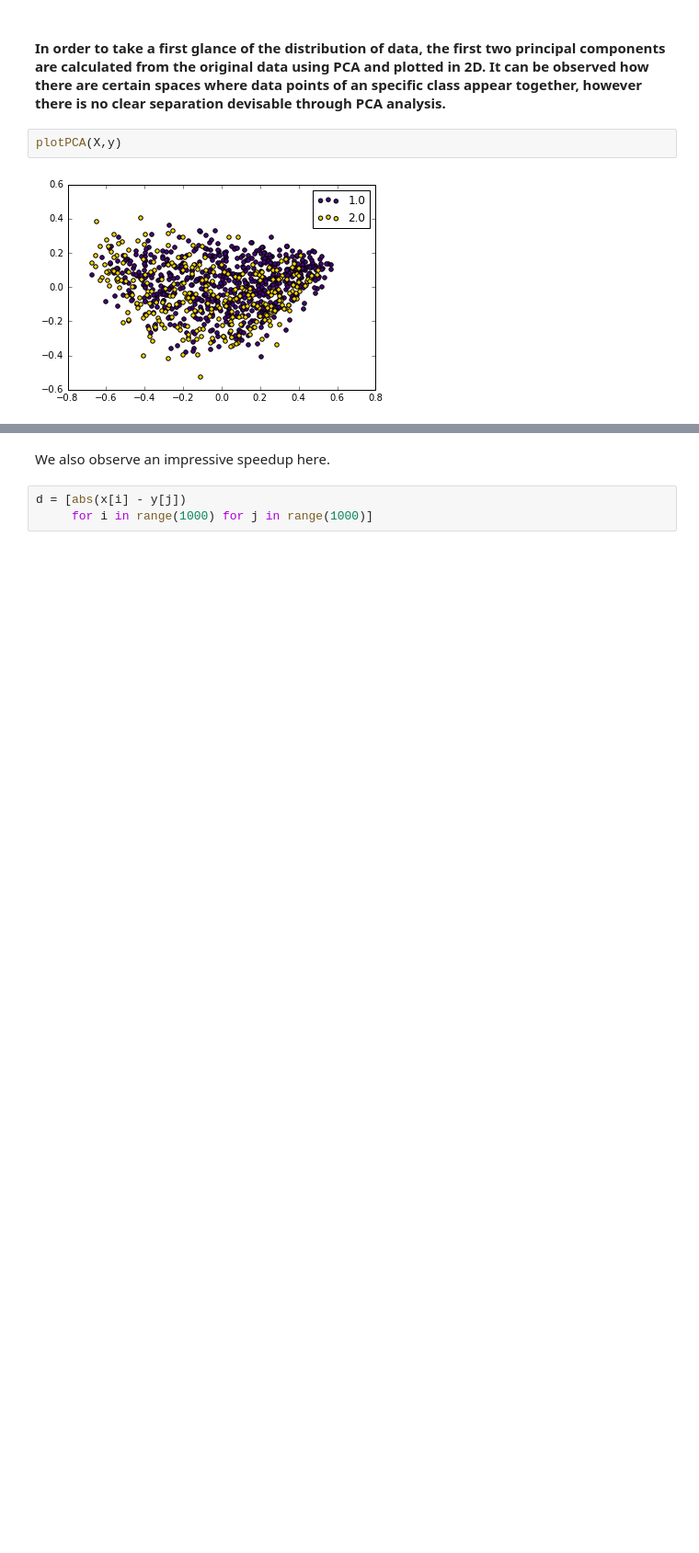
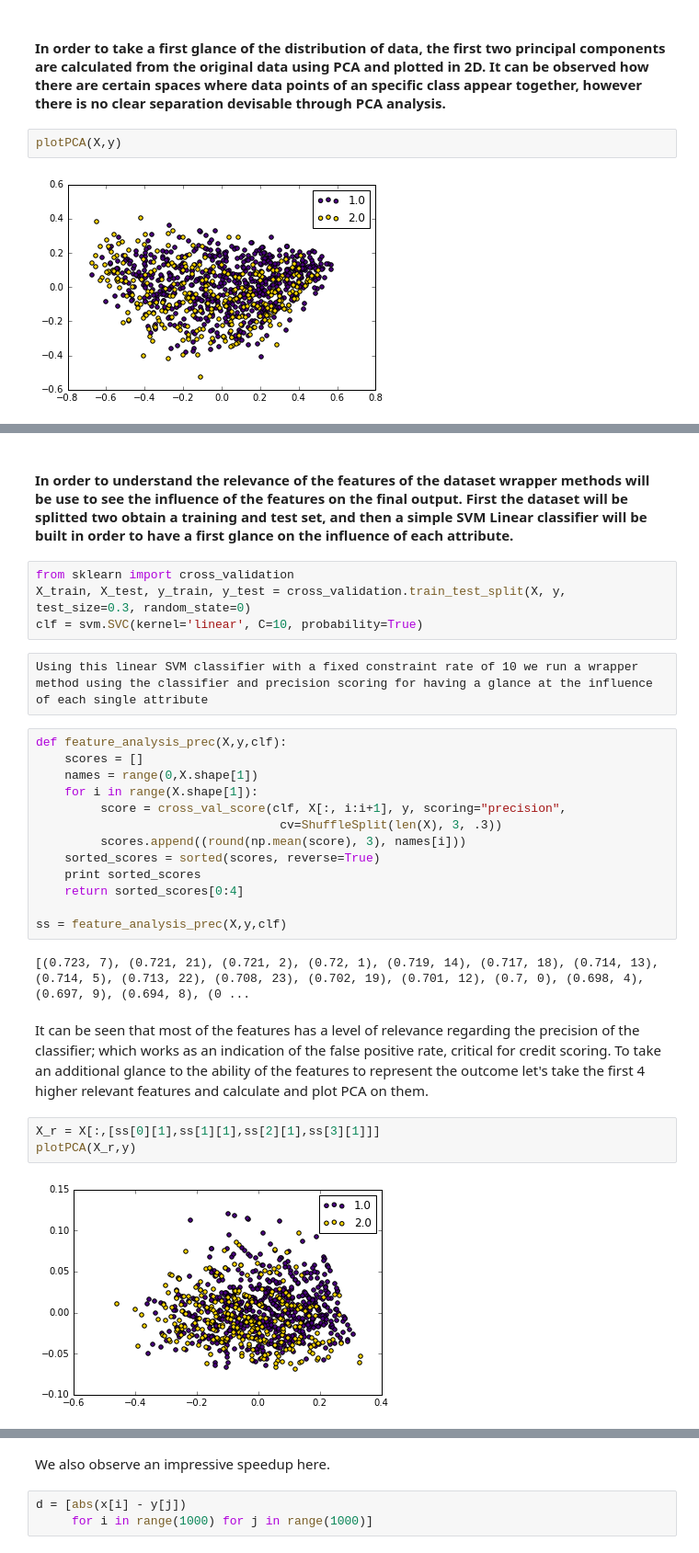
Before and after one commit to javierfdr/credit-scoring-analysis, a Jupyter notebook: src/credit_notebook.ipynb, the cells around one changed output, grey strips where cells are left out. Shown at 92% size. Saved outputs shown, nothing was run; the diff lists cells and outputs as text; blank space fills up the shorter version.

Commit message:
additions to iPython notebook

```diff
--- a/src/credit_notebook.ipynb
+++ b/src/credit_notebook.ipynb
@@ -61,0 +25,30 @@ We observe that this operation is more than one order of magnitude faster in Num
+# %% [markdown]
+#### In order to understand the relevance of the features of the dataset wrapper methods will be use to see the influence of the features on the final output. First the dataset will be splitted two obtain a training and test set, and then a simple SVM Linear classifier will be built in order to have a first glance on the influence of each attribute.
+# %%
+from sklearn import cross_validation
+X_train, X_test, y_train, y_test = cross_validation.train_test_split(X, y, test_size=0.3, random_state=0)
+clf = svm.SVC(kernel='linear', C=10, probability=True)
+# %% [raw]
+Using this linear SVM classifier with a fixed constraint rate of 10 we run a wrapper method using the classifier and precision scoring for having a glance at the influence of each single attribute
+# %%
+def feature_analysis_prec(X,y,clf):
+    scores = []
+    names = range(0,X.shape[1])
+    for i in range(X.shape[1]):
+         score = cross_val_score(clf, X[:, i:i+1], y, scoring="precision",
+                                  cv=ShuffleSplit(len(X), 3, .3))
+         scores.append((round(np.mean(score), 3), names[i]))
+    sorted_scores = sorted(scores, reverse=True)
+    print sorted_scores
+    return sorted_scores[0:4]
+
+ss = feature_analysis_prec(X,y,clf)
+# %% [output]
+[(0.723, 7), (0.721, 21), (0.721, 2), (0.72, 1), (0.719, 14), (0.717, 18), (0.714, 13), (0.714, 5), (0.713, 22), (0.708, 23), (0.702, 19), (0.701, 12), (0.7, 0), (0.698, 4), (0.697, 9), (0.694, 8), (0 ...
+# %% [markdown]
+It can be seen that most of the features has a level of relevance regarding the precision of the classifier; which works as an indication of the false positive rate, critical for credit scoring. To take an additional glance to the ability of the features to represent the outcome let's take the first 4 higher relevant features and calculate and plot PCA on them.
+# %%
+X_r = X[:,[ss[0][1],ss[1][1],ss[2][1],ss[3][1]]]
+plotPCA(X_r,y)
+# %% [output]
+[figure, added]
```
Also changed, not shown: parts of 25 cells of this notebook, 1 other file.
